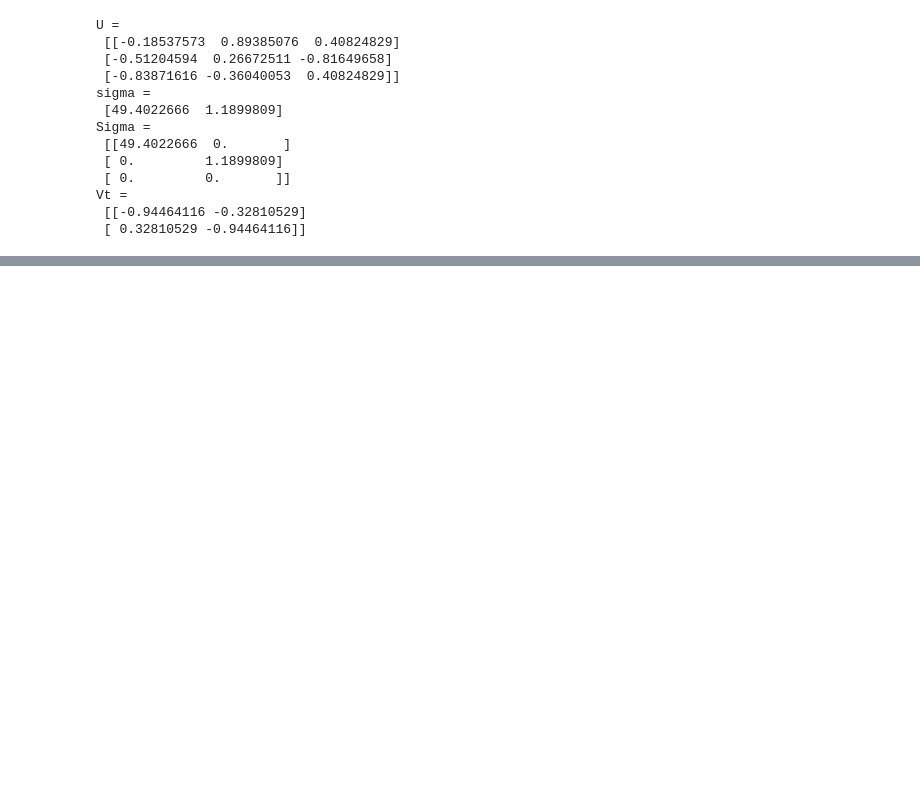
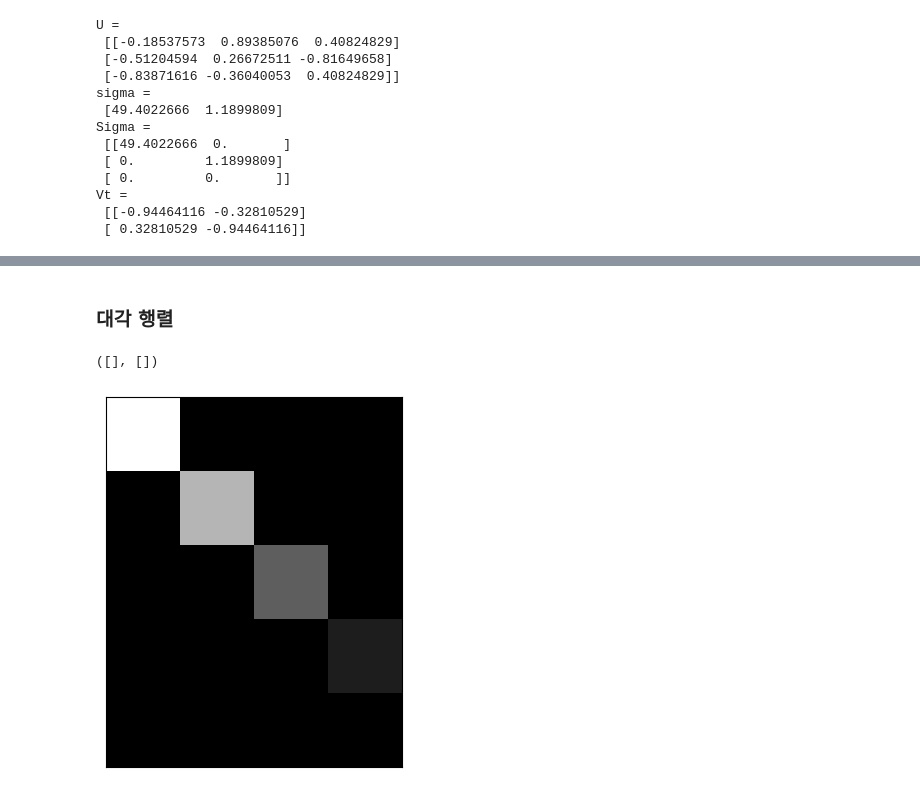
Before and after one commit to TaeKyungg2/essential-mathematics-for-ai, a Jupyter notebook: chapter06/chapter6.ipynb, the cells around one changed output, grey strips where cells are left out. Cells and saved outputs as stored; diff of their text form; code cells hidden in the pictures; blank space fills up the shorter version.

```diff
--- a/chapter06/chapter6.ipynb
+++ b/chapter06/chapter6.ipynb
@@ -45,0 +186,12 @@ Vt =
+# %% [markdown]
+### 대각 행렬
+# %%
+C=[[10,0,0,0],[0,6,0,0],[0,0,3,0],[0,0,0,1],[0,0,0,0]]
+plt.imshow(C,cmap=cm.Greys_r)
+plt.xticks([])
+plt.yticks([])
+
+# plt.savefig('Fig_diagonal_matrix.png')
+# %% [output]
+([], [])
+[figure, added]
```
Also changed, not shown: parts of 26 cells of this notebook, 1 other file.
